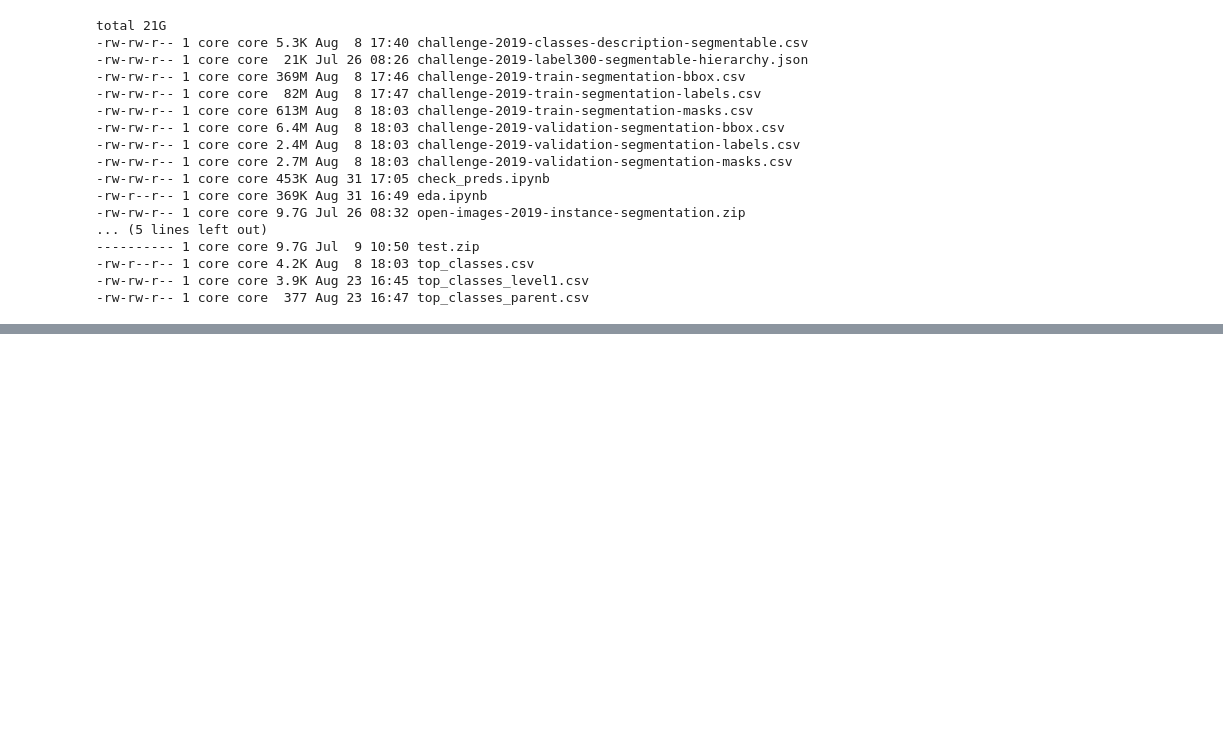
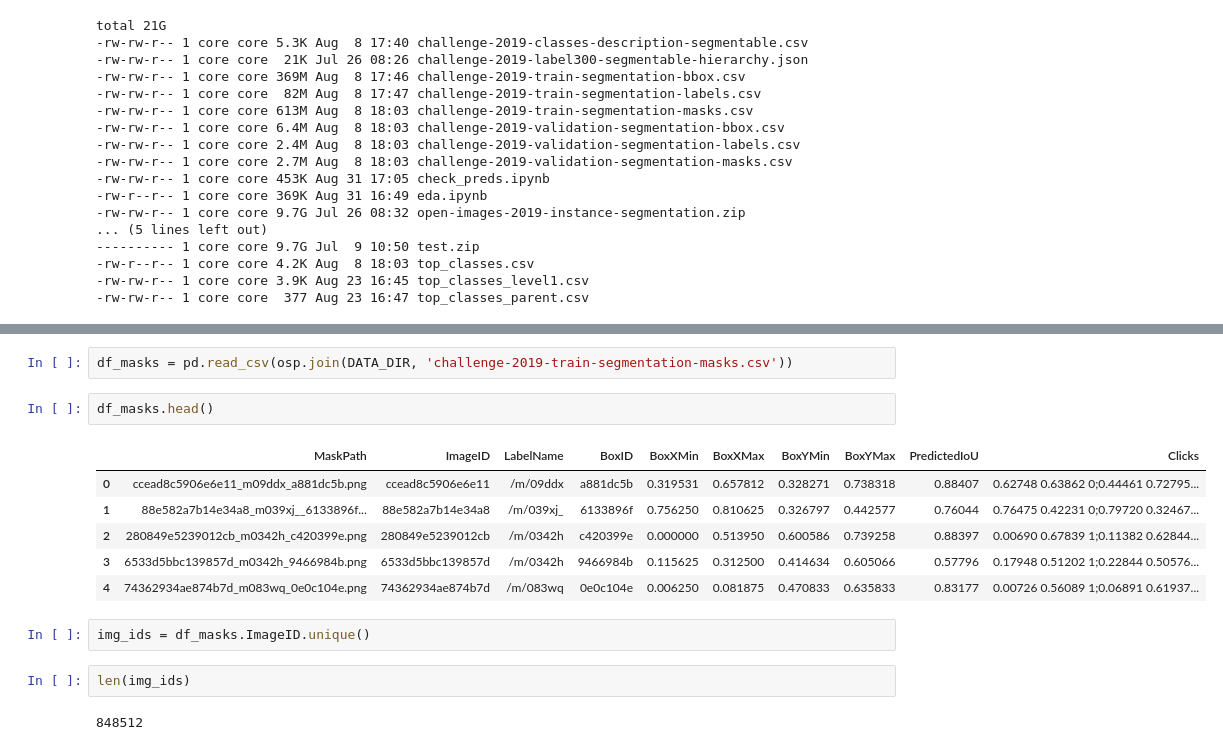
Before and after one commit to chicm/open-images-seg, a Jupyter notebook: notebooks/check_preds-parent.ipynb, the cells around one changed output, grey strips where cells are left out. Cells and saved outputs as stored; diff of their text form; blank space fills up the shorter version.

```diff
--- a/notebooks/check_preds-parent.ipynb
+++ b/notebooks/check_preds-parent.ipynb
@@ -435,0 +476,17 @@ total 21G
+# %%
+df_masks = pd.read_csv(osp.join(DATA_DIR, 'challenge-2019-train-segmentation-masks.csv'))
+# %%
+df_masks.head()
+# %% [output]
+|  | MaskPath | ImageID | LabelName | BoxID | BoxXMin | BoxXMax | BoxYMin | BoxYMax | PredictedIoU | Clicks |
+| 0 | ccead8c5906e6e11_m09ddx_a881dc5b.png | ccead8c5906e6e11 | /m/09ddx | a881dc5b | 0.319531 | 0.657812 | 0.328271 | 0.738318 | 0.88407 | 0.62748 0.63862 0;0.44461 0.72795... |
+| 1 | 88e582a7b14e34a8_m039xj__6133896f... | 88e582a7b14e34a8 | /m/039xj_ | 6133896f | 0.756250 | 0.810625 | 0.326797 | 0.442577 | 0.76044 | 0.76475 0.42231 0;0.79720 0.32467... |
+| 2 | 280849e5239012cb_m0342h_c420399e.png | 280849e5239012cb | /m/0342h | c420399e | 0.000000 | 0.513950 | 0.600586 | 0.739258 | 0.88397 | 0.00690 0.67839 1;0.11382 0.62844... |
+| 3 | 6533d5bbc139857d_m0342h_9466984b.png | 6533d5bbc139857d | /m/0342h | 9466984b | 0.115625 | 0.312500 | 0.414634 | 0.605066 | 0.57796 | 0.17948 0.51202 1;0.22844 0.50576... |
+| 4 | 74362934ae874b7d_m083wq_0e0c104e.png | 74362934ae874b7d | /m/083wq | 0e0c104e | 0.006250 | 0.081875 | 0.470833 | 0.635833 | 0.83177 | 0.00726 0.56089 1;0.06891 0.61937... |
+# %%
+img_ids = df_masks.ImageID.unique()
+# %%
+len(img_ids)
+# %% [output]
+848512
```
Also changed, not shown: parts of 10 cells of this notebook.
